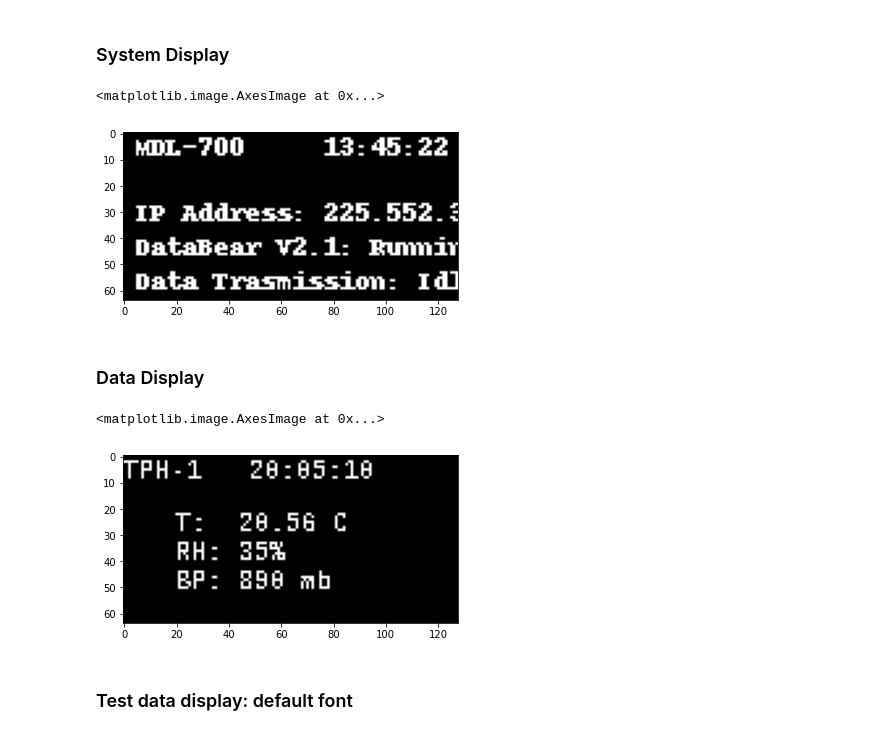
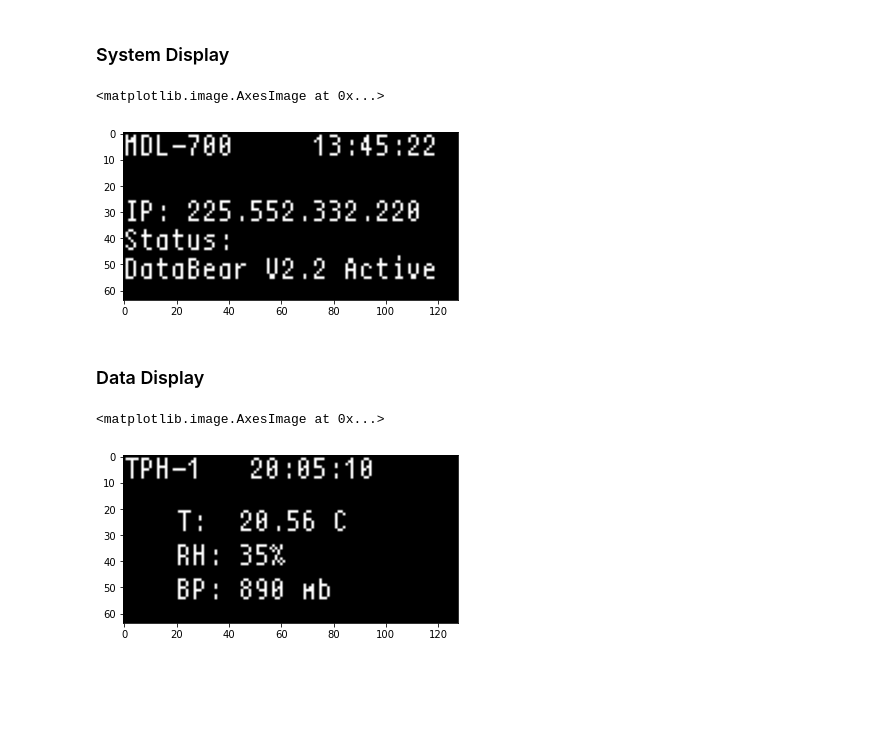
Before and after one commit to dyacon/pyMDL, a Jupyter notebook: tools/display/mockup/disptest.ipynb, the cells around one changed output. Saved outputs shown, nothing was run; the diff lists cells and outputs as text; code cells hidden in the pictures; blank space fills up the shorter version.

Commit message:
Changed display script name and added cherry font

```diff
--- a/tools/display/mockup/disptest.ipynb
+++ b/tools/display/mockup/disptest.ipynb
@@ -15,4 +10,0 @@ d = ImageDraw.Draw(im)
-# %%
-#Define fonts
-libm = ImageFont.truetype('LiberationMono-Regular.ttf',10)
-dfnt = ImageFont.load_default()
@@ -19,36 +15,37 @@ dfnt = ImageFont.load_default()
+# %%
+#Define font
+testfont = ImageFont.load('fonts/cherry-11-r.pil')
 # %% [markdown]
 ### System Display
 # %%
-dispfnt = dfnt
-
 #Clear image
 d.rectangle([(0,0),(128,64)],fill=0)
 
 #Display content
 headerstr = ('MDL-700     13:45:22\n')
-statstr = ('IP Address: 225.552.332.220\n'
-           'DataBear V2.1: Running\n'
-           'Data Trasmission: Idle')
+statstr = ('IP: 225.552.332.220\n'
+           'Status:\n'
+           'DataBear V2.2 Active \n')
 
 d.multiline_text(
-        (5,0),
+        (0,0),
         headerstr,
-        font=dispfnt,
+        font=testfont,
         fill=255,
-        spacing=2)
+        spacing=0)
 
 d.multiline_text(
-        (5,25),
+        (0,25),
         statstr,
-        font=dispfnt,
+        font=testfont,
         fill=255,
-        spacing=2)
+        spacing=0)
 
 npim = np.asarray(im)
 plt.imshow(npim,cmap='gray')
 # %% [output]
 <matplotlib.image.AxesImage at 0x...>
-[figure, old version]
+[figure, new version]
 # %% [markdown]
 ### Data Display
 # %%
@@ -61,11 +58,11 @@ datastr = ('T:  20.56 C\n'
            'RH: 35%\n'
            'BP: 890 mb\n')
 
-d.text((0,0),headstr,font=libm,fill=255)
+d.text((0,0),headstr,font=testfont,fill=255)
 d.multiline_text(
         (20,20),
         datastr,
-        font=libm,
+        font=testfont,
         fill=255,
         spacing=2)
 
@@ -76,6 +73,4 @@ npim = np.asarray(im)
 plt.imshow(npim,cmap='gray')
 # %% [output]
 <matplotlib.image.AxesImage at 0x...>
-[figure, old version]
+[figure, new version]
-# %% [markdown]
-### Test data display: default font
```
Also changed, not shown: parts of 5 cells of this notebook, 3 other files.
